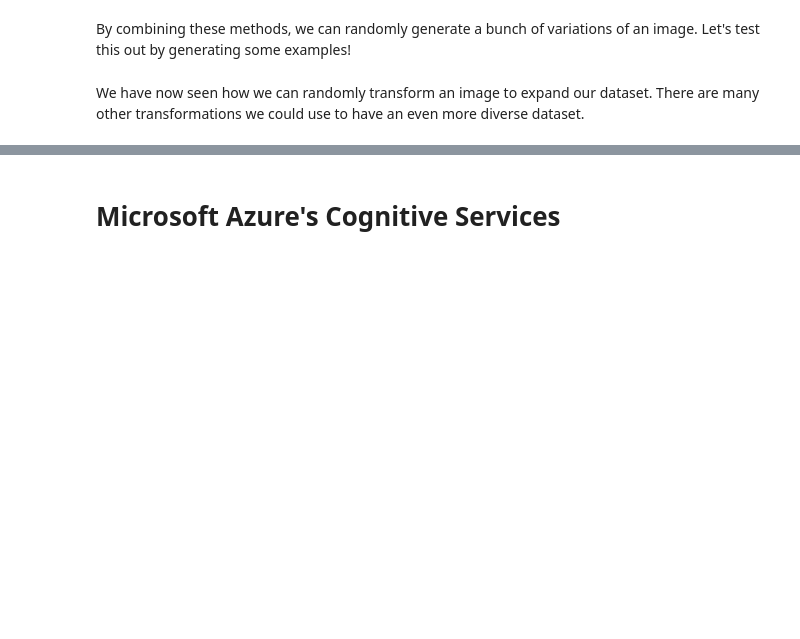
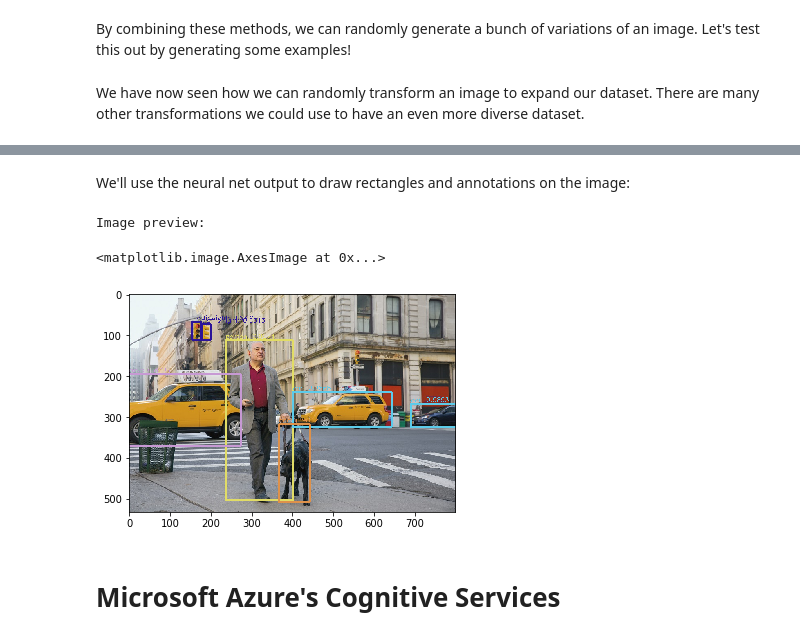
Before and after one commit to markcubanai/Computer-Vision, a Jupyter notebook: Vision.ipynb, the cells around one changed output, grey strips where cells are left out. Saved outputs shown, nothing was run; the diff lists cells and outputs as text; code cells hidden in the pictures; blank space fills up the shorter version.

```diff
--- a/Vision.ipynb
+++ b/Vision.ipynb
@@ -170,0 +216,8 @@ We have now seen how we can randomly transform an image to expand our dataset. T
+# %%
+ln = net.getLayerNames()
+
+try:
+    ln = [ln[i[0] - 1] for i in net.getUnconnectedOutLayers()]
+except IndexError:
+    ln = [ln[i - 1] for i in net.getUnconnectedOutLayers()]
+ln
@@ -170,0 +236,8 @@ We have now seen how we can randomly transform an image to expand our dataset. T
+# %%
+blob = cv2.dnn.blobFromImage(img, 1/255.0, (416, 416), swapRB=True, crop=False)
+
+net.setInput(blob)
+t0 = time.time()
+outputs = net.forward(ln)
+t = time.time()
+print('It took %.3f seconds to process the image.' % (t-t0))
@@ -171,3 +246,47 @@ We have now seen how we can randomly transform an image to expand our dataset. T
+# %% [markdown]
+We'll use the neural net output to draw rectangles and annotations on the image:
+# %%
+boxes = []
+confidences = []
+classIDs = []
+h, w = img.shape[:2]
+
+for output in outputs:
+    for detection in output:
+        scores = detection[5:]
+        classID = np.argmax(scores)
+        confidence = scores[classID]
+        if confidence > 0.5:
+            box = detection[:4] * np.array([w, h, w, h])
+            (centerX, centerY, width, height) = box.astype("int")
+            x = int(centerX - (width / 2))
+            y = int(centerY - (height / 2))
+            box = [x, y, int(width), int(height)]
+            boxes.append(box)
+            confidences.append(float(confidence))
+            classIDs.append(classID)
+
+indices = cv2.dnn.NMSBoxes(boxes, confidences, 0.5, 0.4)
+if len(indices) > 0:
+    for i in indices.flatten():
+        (x, y) = (boxes[i][0], boxes[i][1])
+        (w, h) = (boxes[i][2], boxes[i][3])
+        color = [int(c) for c in colors[classIDs[i]]]
+
+        #  -- Arguments for CV2 rectangle:
+        # cv2.rect   (img,  x, y,   width, height, color, line width)
+        cv2.rectangle(img, (x, y), (x + w, y + h), color, 4)
+
+        # Labels and confidences for the image
+        text = "{}: {:.4f}".format(classes[classIDs[i]], confidences[i])
+        cv2.putText(img, text, (x, y - 5), cv2.FONT_HERSHEY_SIMPLEX, 0.5, color, 1)
+
+print('Image preview:')
+plt.imshow(cv2.cvtColor(img, cv2.COLOR_BGR2RGB), interpolation='none')
+# %% [output]
+Image preview:
+<matplotlib.image.AxesImage at 0x...>
+[figure, added]
 # %% [markdown]
 # Microsoft Azure's Cognitive Services
 # %% [markdown]
```
Also changed, not shown: parts of 13 cells of this notebook, 3 other files.
